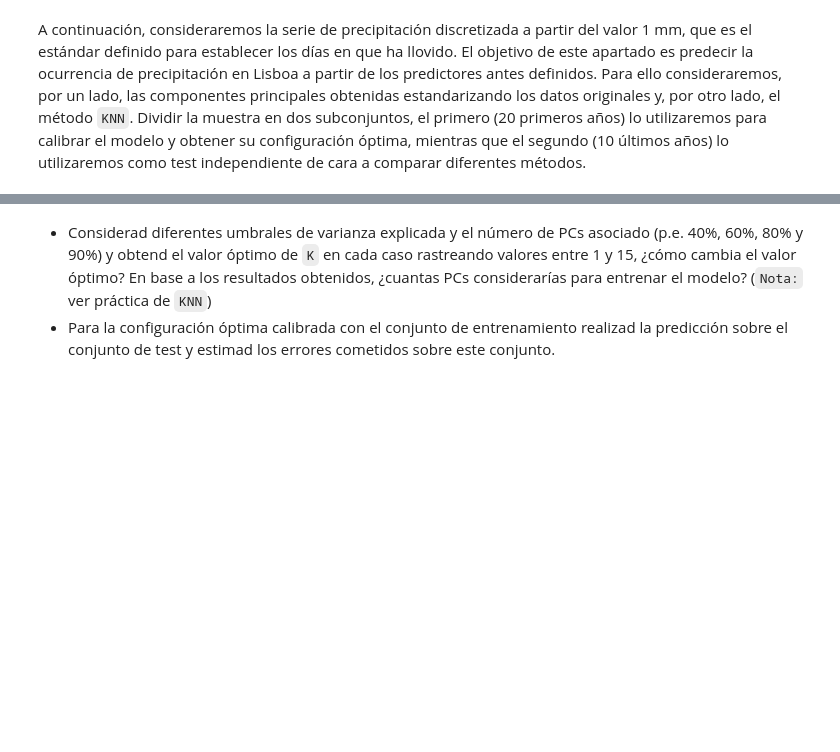
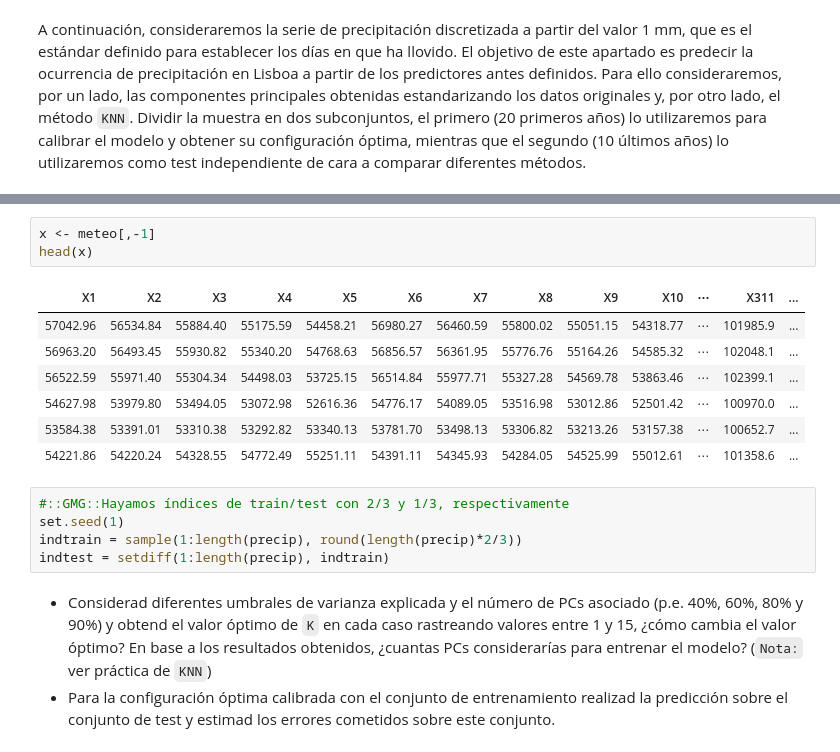
Before and after one commit to yerartdev/uc-m1966-datamining, a Jupyter notebook: d2/T02-m1966-clasificacion-reduccion-dimensionalidad.ipynb, the cells around one changed output, grey strips where cells are left out. Drawn from its saved outputs; the diff is of its cells as text; blank space fills up the shorter version.

Commit message:
m1966 - práctica T02: punto 2, preparar el dataset meteo para clasificación knn

```diff
--- a/d2/T02-m1966-clasificacion-reduccion-dimensionalidad.ipynb
+++ b/d2/T02-m1966-clasificacion-reduccion-dimensionalidad.ipynb
@@ -435,3 +449,19 @@ A continuación, consideraremos la serie de precipitación discretizada a partir
+# %%
+x <- meteo[,-1]
+head(x)
+# %% [output]
+| X1 | X2 | X3 | X4 | X5 | X6 | X7 | X8 | X9 | X10 | ⋯ | X311 | ... |
+| 57042.96 | 56534.84 | 55884.40 | 55175.59 | 54458.21 | 56980.27 | 56460.59 | 55800.02 | 55051.15 | 54318.77 | ⋯ | 101985.9 | ... |
+| 56963.20 | 56493.45 | 55930.82 | 55340.20 | 54768.63 | 56856.57 | 56361.95 | 55776.76 | 55164.26 | 54585.32 | ⋯ | 102048.1 | ... |
+| 56522.59 | 55971.40 | 55304.34 | 54498.03 | 53725.15 | 56514.84 | 55977.71 | 55327.28 | 54569.78 | 53863.46 | ⋯ | 102399.1 | ... |
+| 54627.98 | 53979.80 | 53494.05 | 53072.98 | 52616.36 | 54776.17 | 54089.05 | 53516.98 | 53012.86 | 52501.42 | ⋯ | 100970.0 | ... |
+| 53584.38 | 53391.01 | 53310.38 | 53292.82 | 53340.13 | 53781.70 | 53498.13 | 53306.82 | 53213.26 | 53157.38 | ⋯ | 100652.7 | ... |
+| 54221.86 | 54220.24 | 54328.55 | 54772.49 | 55251.11 | 54391.11 | 54345.93 | 54284.05 | 54525.99 | 55012.61 | ⋯ | 101358.6 | ... |
+# %%
+#::GMG::Hayamos índices de train/test con 2/3 y 1/3, respectivamente
+set.seed(1)
+indtrain = sample(1:length(precip), round(length(precip)*2/3))
+indtest = setdiff(1:length(precip), indtrain)
 # %% [markdown]
 * Considerad diferentes umbrales de varianza explicada y el número de PCs asociado (p.e. 40%, 60%, 80% y 90%) y obtend el valor óptimo de `K` en cada caso rastreando valores entre 1 y 15, ¿cómo cambia el valor óptimo? En base a los resultados obtenidos, ¿cuantas PCs considerarías para entrenar el modelo? (`Nota:` ver práctica de `KNN`)
 * Para la configuración óptima calibrada con el conjunto de entrenamiento realizad la predicción sobre el conjunto de test y estimad los errores cometidos sobre este conjunto.
```
Also changed, not shown: parts of 2 cells of this notebook.
